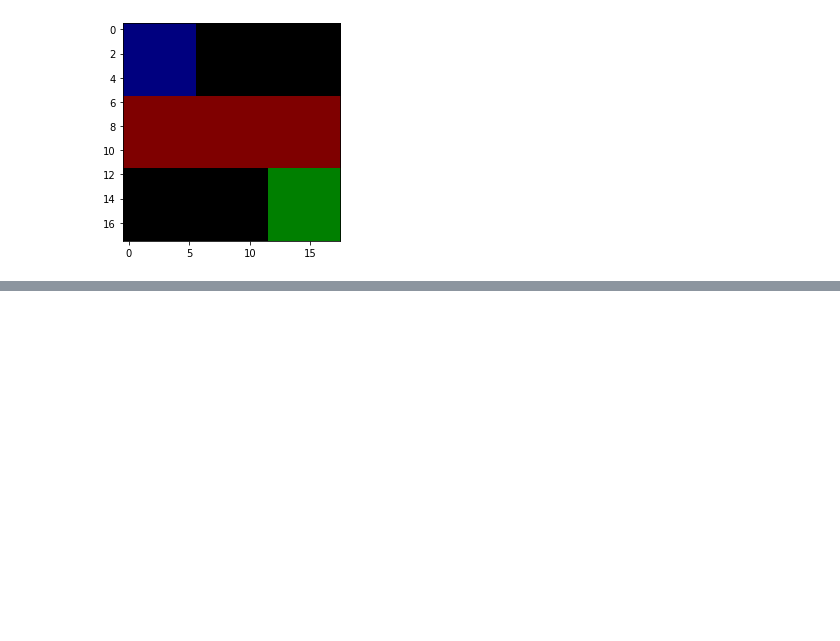
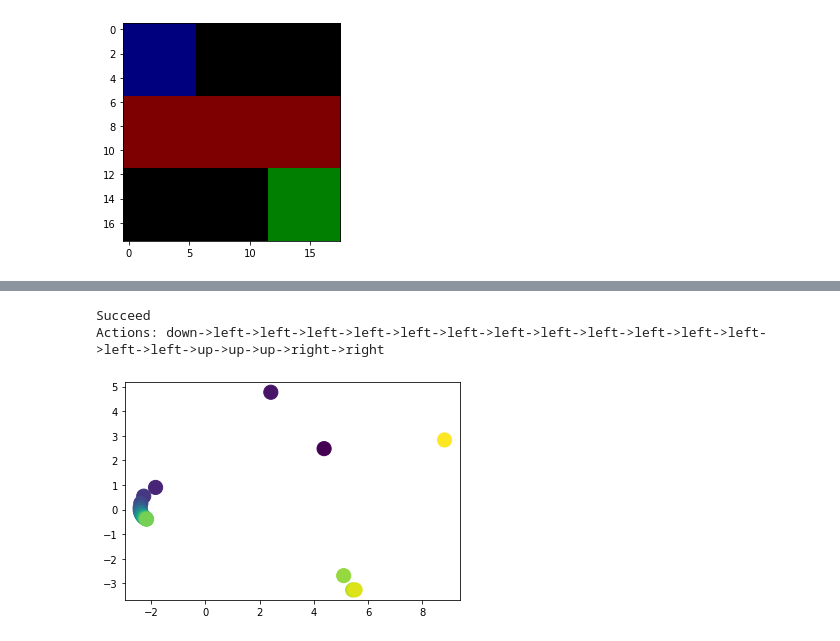
Before and after one commit to RchLi/Maze-Planning-Exercise, a Jupyter notebook: Analysis.ipynb, the cells around one changed output, grey strips where cells are left out. Cells and saved outputs as stored; diff of their text form; code cells hidden in the pictures; blank space fills up the shorter version.

```diff
--- a/Analysis.ipynb
+++ b/Analysis.ipynb
@@ -147,0 +157,15 @@ Actions: right->right->right->right->right->right
+# %%
+reward, acts, hs = analysis(task, limit=20)
+print('Succeed' if reward == 0 else 'Failed')
+act_seq = '->'.join([map_act[i] for i in acts])
+print('Actions: ' + act_seq)
+
+pca.fit(hs)
+x = pca.transform(hs)
+idx = list(range(len(hs)))
+plt.scatter(x[:, 0], x[:, 1], c=idx, cmap='viridis', s=200)
+plt.savefig('pca_large')
+# %% [output]
+Succeed
+Actions: down->left->left->left->left->left->left->left->left->left->left->left->left->left->left->up->up->up->right->right
+[figure, added]
```
Also changed, not shown: parts of 5 cells of this notebook, 4 other files.
